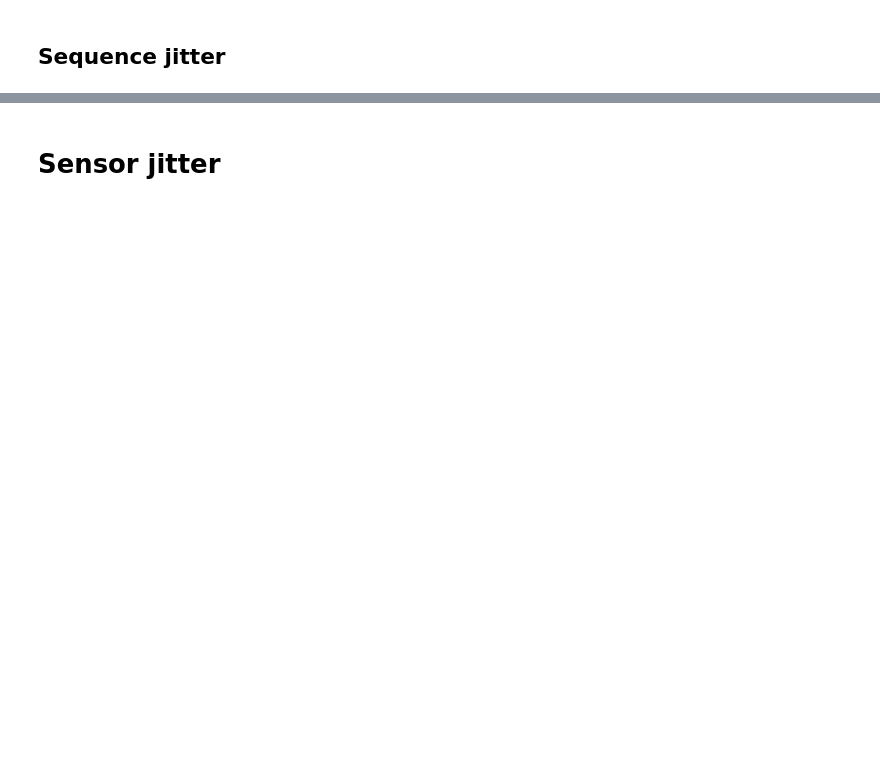
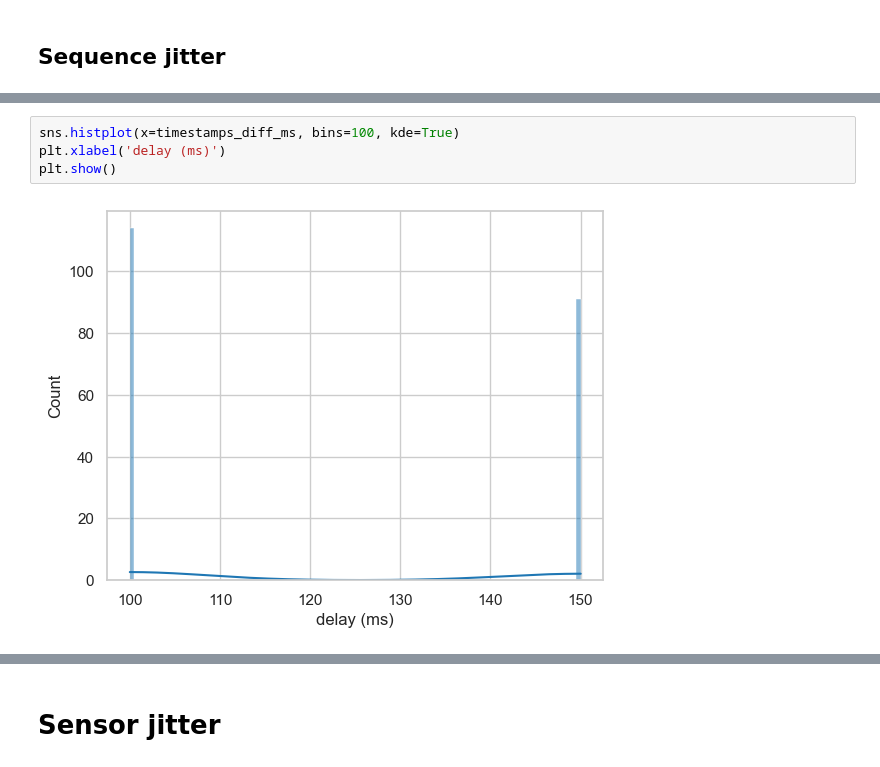
Before and after one commit to amar-enkhbat/codebook_generator, a Jupyter notebook: vsync_sensor_test/vsync_sensor.ipynb, the cells around one changed output, grey strips where cells are left out. Drawn from its saved outputs; the diff is of its cells as text; blank space fills up the shorter version.

```diff
--- a/vsync_sensor_test/vsync_sensor.ipynb
+++ b/vsync_sensor_test/vsync_sensor.ipynb
@@ -112,0 +121,6 @@ array([0.10072126, 0.15056584, 0.10073296, 0.15059884, 0.10073136,
+# %%
+sns.histplot(x=timestamps_diff_ms, bins=100, kde=True)
+plt.xlabel('delay (ms)')
+plt.show()
+# %% [output]
+[figure, added]
```
Also changed, not shown: parts of 24 cells of this notebook, 35 other files.
